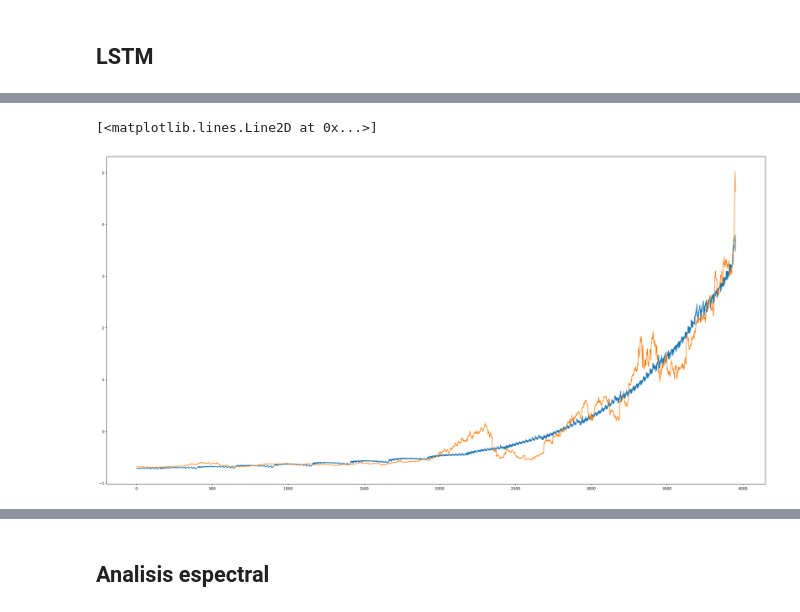
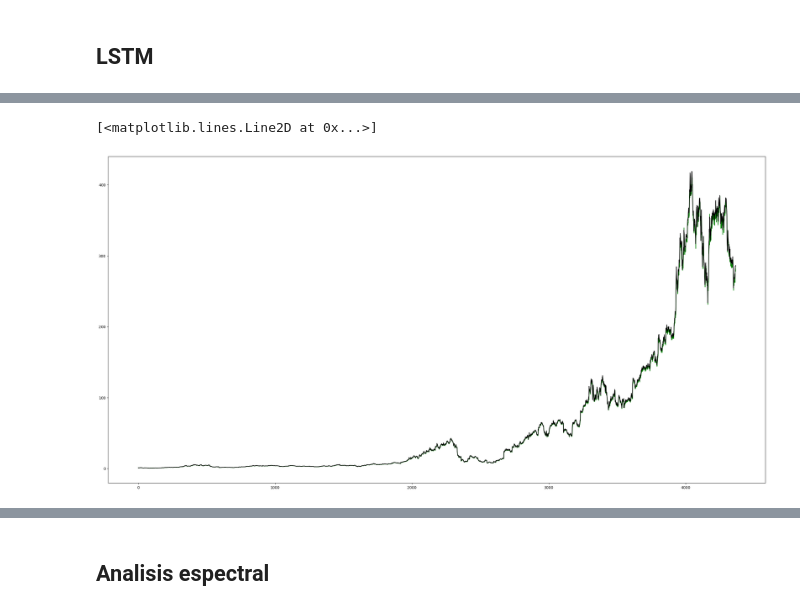
Before and after one commit to Paolino1994/TimeSeries, a Jupyter notebook: Trabajo Final/Trabajo Practico .ipynb, the cells around one changed output, grey strips where cells are left out. Saved outputs shown, nothing was run; the diff lists cells and outputs as text; code cells hidden in the pictures.

Commit message:
LSTM andando mejor

```diff
--- a/Trabajo Final/Trabajo Practico .ipynb
+++ b/Trabajo Final/Trabajo Practico .ipynb
@@ -522,0 +359,21 @@ plt.plot(y_test2.reshape(-1,1))
+# %%
+lookBehind=15
+# %%
+train_df = df['Close']
+
+X_train = []
+y_train = []
+
+X_test = []
+y_test = []
+
+for i in range(lookBehind, len(train_df)-500):
+  X_train.append(train_df[i-lookBehind:i])
+  y_train.append(train_df[i])
+
+for i in range(len(train_df)-500, len(train_df)):
+  X_test.append(train_df[i-lookBehind:i])
+  y_test.append(train_df[i])
+# %%
+X_train, y_train= np.array(X_train), np.array(y_train)
+X_train = np.reshape(X_train, (X_train.shape[0], X_train.shape[1], 1))
@@ -522,0 +387,12 @@ plt.plot(y_test2.reshape(-1,1))
+# %%
+model=Sequential()
+model.add(LSTM(50,activation='relu', input_shape=(lookBehind, 1)))
+model.add(Dense(50))
+model.add(Dense(1))
+model.compile(loss='mean_squared_error', optimizer='adam')
+optimizer.learning_rate.assign(0.0001)
+model.summary()
+
+callback = tf.keras.callbacks.EarlyStopping(monitor='val_loss', patience=10)
+
+history = model.fit(X_train, y_train, epochs=500, batch_size=32, verbose=True, validation_split=0.1, callbacks=[callback] )
@@ -523,5 +425,5 @@ plt.plot(y_test2.reshape(-1,1))
 # %%
-test_results = model.predict(x_train2)
-plt.plot(test_results)
-plt.plot(y_train2.reshape(-1,1))
+test_results = model.predict(X_train)
+plt.plot(test_results.reshape(-1,1),color="green")
+plt.plot(y_train.reshape(-1,1),color="black")
 # %% [output]
@@ -529,2 +431,2 @@ plt.plot(y_train2.reshape(-1,1))
 [<matplotlib.lines.Line2D at 0x...>]
-[figure, old version]
+[figure, new version]
```
Also changed, not shown: parts of 23 cells of this notebook.
